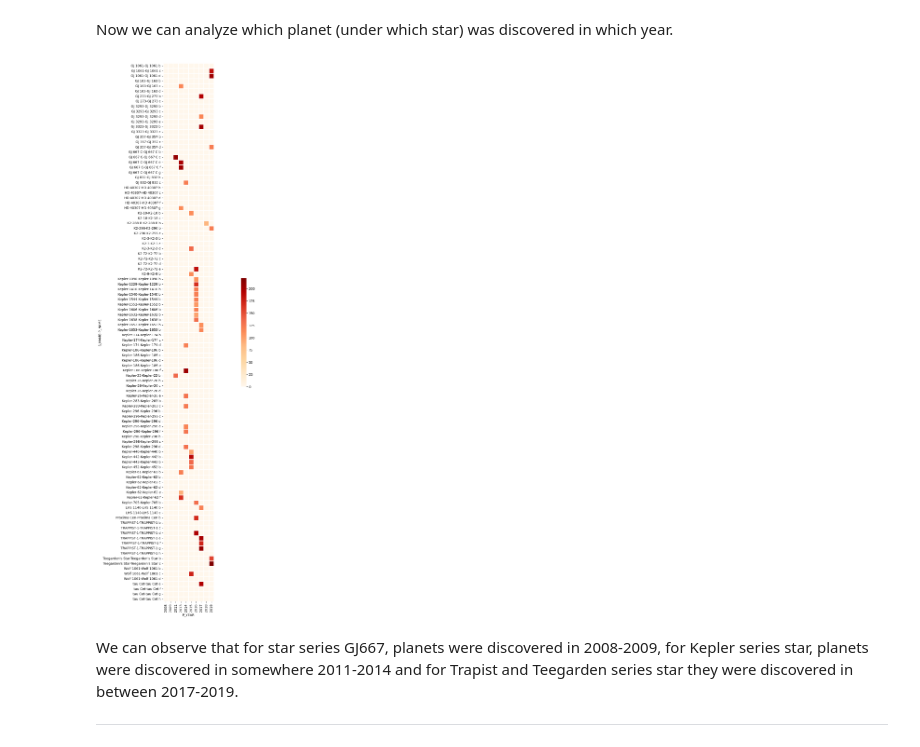
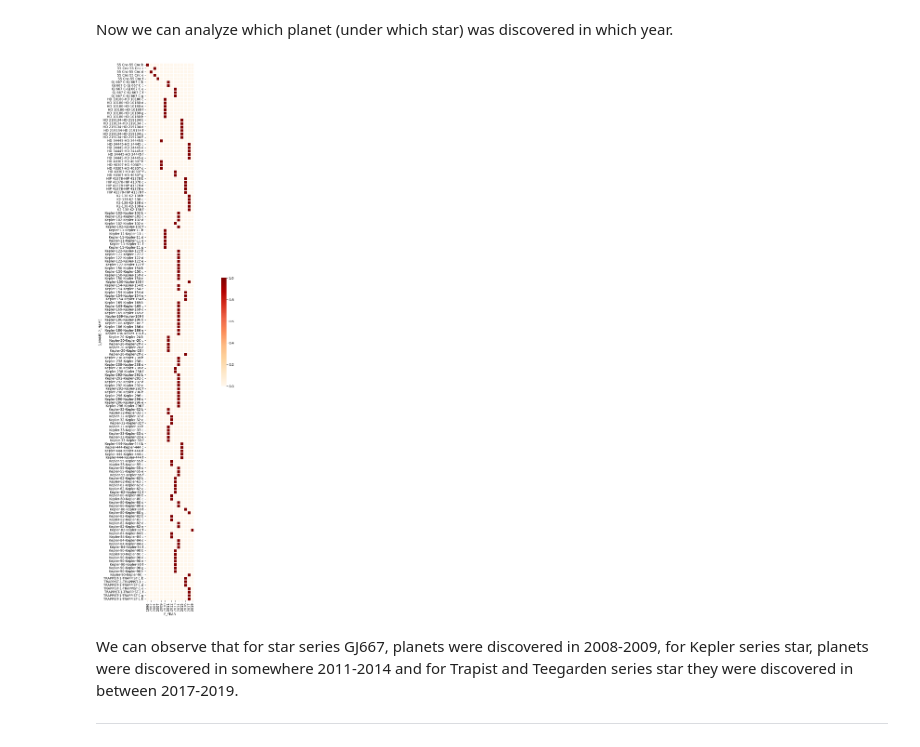
Before and after one commit to Ridima28/Exoplanet-Habitability-Classification, a Jupyter notebook: models/main.ipynb, the cells around one changed output. Drawn from its saved outputs; the diff is of its cells as text; code cells hidden in the pictures.

```diff
--- a/models/main.ipynb
+++ b/models/main.ipynb
@@ -139,13 +139,13 @@ inhabitable = df[df.P_HABITABLE == 0]
 potential_habitable = df[df.P_HABITABLE == 1]
 habitable = df[df.P_HABITABLE == 2]
 
-potential_habitable_oversampled = resample(potential_habitable, replace = True, n_samples=len(inhabitable), random_state=42)
+potential_habitable_df = resample(potential_habitable, replace = True, n_samples=len(inhabitable), random_state=42)
 
-oversampled = pd.concat([inhabitable, potential_habitable_oversampled])
+df = pd.concat([inhabitable, potential_habitable_df])
 
-habitable_oversampled = resample(habitable, replace=True, n_samples=len(inhabitable), random_state=42)
+habitable_df = resample(habitable, replace=True, n_samples=len(inhabitable), random_state=42)
 
-oversampled = pd.concat([oversampled,habitable_oversampled])
+df = pd.concat([df,habitable_df])
 # %%
 #plotting the new balanced target column
 fig = plt.figure(figsize = (9,6))
@@ -204,14 +196,13 @@ Radial Velocity technique detected potentially habitual exoplanets and Transit m
 # %% [markdown]
 Now we can analyze which planet (under which star) was discovered in which year.
 # %%
-planet_under_star = (oversampled.groupby("S_NAME").filter(lambda x: len(x)>10).
-groupby(['S_NAME', 'P_NAME', 'P_YEAR']).size().unstack(fill_value = 0))
+planet_under_star = (df.groupby("S_NAME").filter(lambda x: len(x)>4).groupby(['S_NAME', 'P_NAME', 'P_YEAR']).size().unstack(fill_value = 0))
 
 plt.figure(figsize=(30,30))
 
 g = sns.heatmap(planet_under_star,square=True, cbar_kws={'fraction':0.01},cmap='OrRd', linewidths=1)
 # %% [output]
-[figure, old version]
+[figure, new version]
 # %% [markdown]
 We can observe that for star series GJ667, planets were discovered in 2008-2009, for Kepler series star, planets were discovered in somewhere 2011-2014 and for Trapist and Teegarden series star they were discovered in between 2017-2019.
 
```
Also changed, not shown: parts of 62 cells of this notebook, 10 other files.
